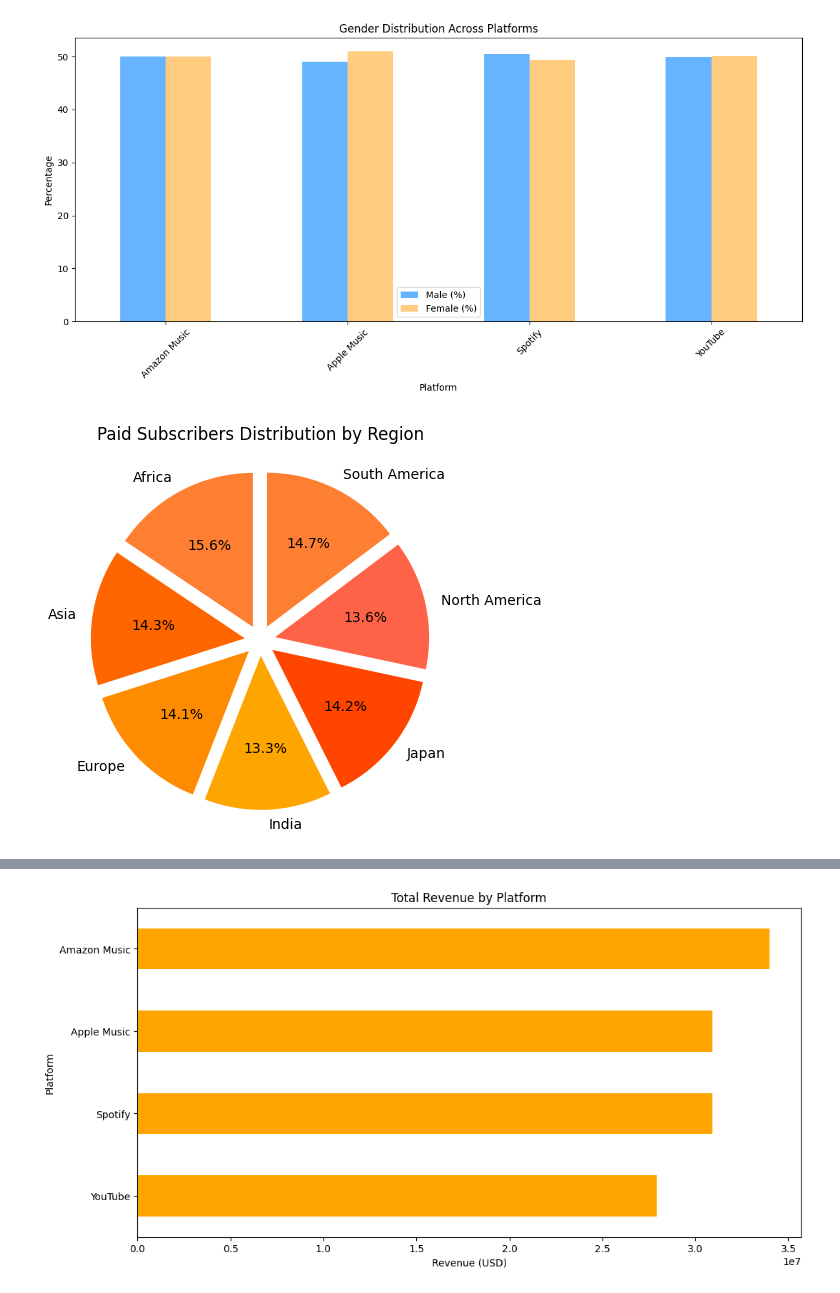
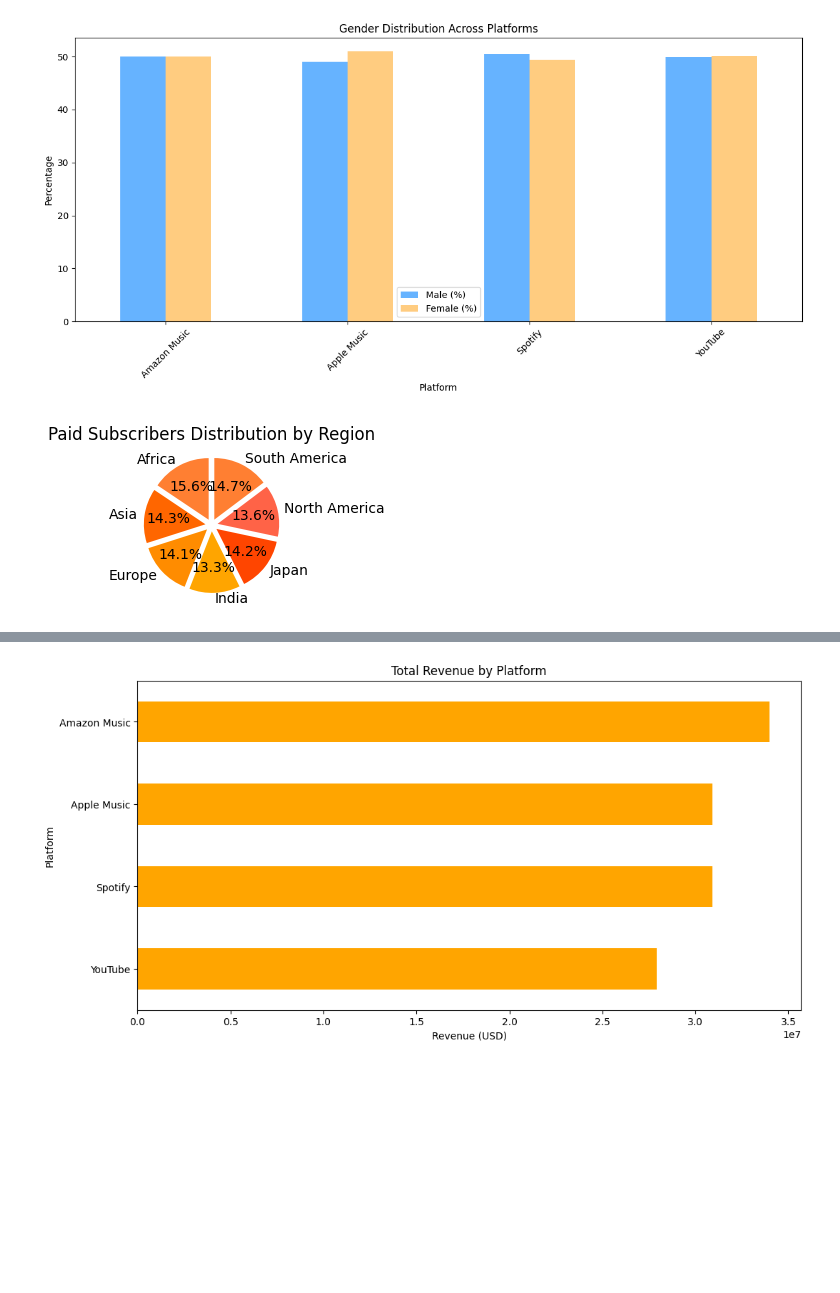
Before and after one commit to AanchalPandey16/Music_Streaming_Trend_Analysis, a Jupyter notebook: Music_Streaming_And_Trend_Analysis.ipynb, the cells around one changed output, grey strips where cells are left out. Cells and saved outputs as stored; diff of their text form; code cells hidden in the pictures; blank space fills up the shorter version.

```diff
--- a/Music_Streaming_And_Trend_Analysis.ipynb
+++ b/Music_Streaming_And_Trend_Analysis.ipynb
@@ -228,19 +228,19 @@ plt.show()
 # %%
 # Analyzing the average Paid Subscribers percentage
 
 # Group by region and calculate the average of Paid Subscribers (%)
 region_paid = dataset.groupby("Region")["Paid Subscribers (%)"].mean()
 
 # Custom color palette for the pie chart
 colors = ['#FF7F32', '#FF6600', '#FF8C00', '#FFA500', '#FF4500', '#FF6347'] # Example colors
 
 # Plot the pie chart with custom colors
-plt.figure(figsize=(5, 5))
+plt.figure(figsize=(2,2))
 plt.pie(region_paid, labels=region_paid.index, autopct="%1.1f%%", startangle=90, colors=colors, explode=[0.1]*len(region_paid))
 plt.title("Paid Subscribers Distribution by Region")  # Equal aspect ratio ensures that pie chart is drawn as a circle.
 plt.show()
 # %% [output]
-[figure, old version]
+[figure, new version]
 # %%
 # finding Peak Streaming Hours and count occurrences
 
```
Also changed, not shown: parts of 5 cells of this notebook.
